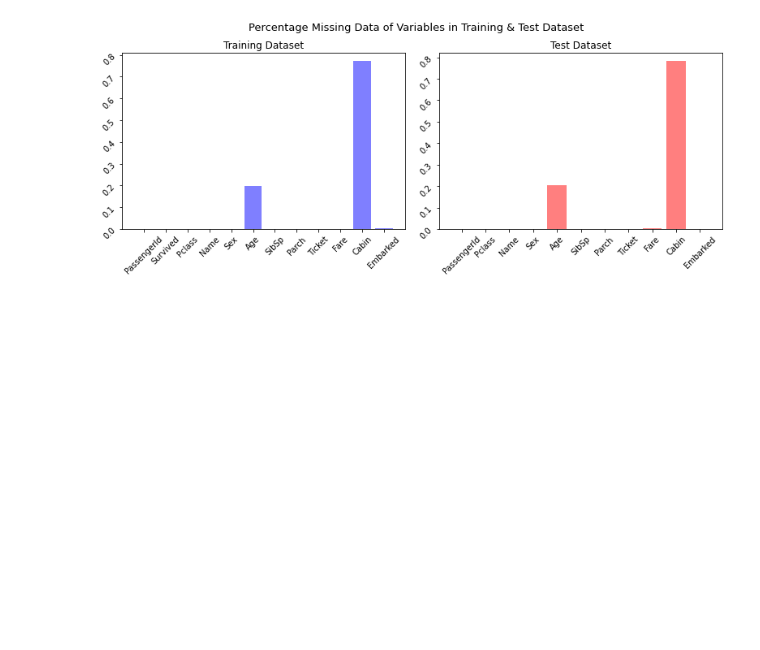
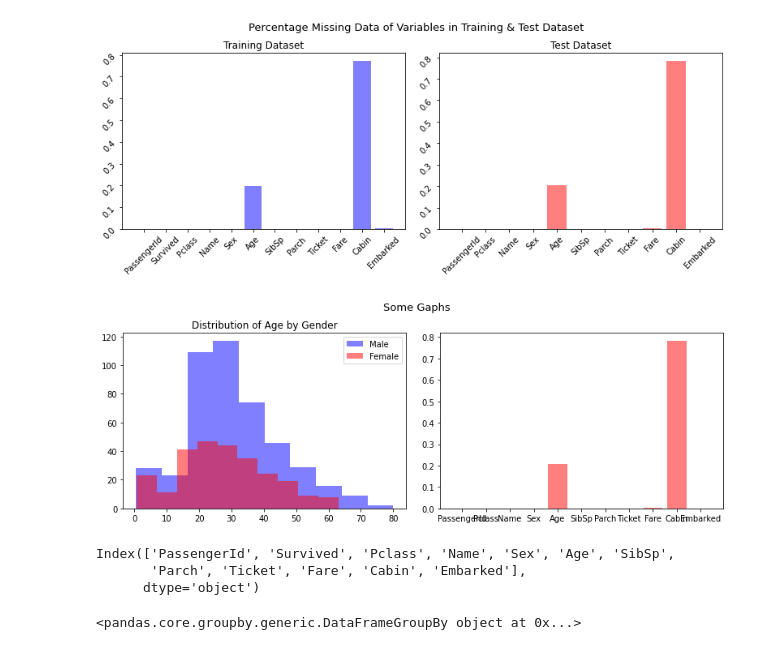
Before and after one commit to lilab001/ML-Toolkit, a Jupyter notebook: survived-ex.ipynb, the cells around one changed output. Drawn from its saved outputs; the diff is of its cells as text; code cells hidden in the pictures; blank space fills up the shorter version.

Commit message:
Kaggle Notebook | Survived Ex | Version 3

```diff
--- a/survived-ex.ipynb
+++ b/survived-ex.ipynb
@@ -35,3 +37,31 @@ plt.subplots_adjust(top=0.85)
 plt.show()
 # %% [output]
 [figure]
+# %%
+fig, (ax1, ax2) = plt.subplots(1, 2 , figsize = (11, 4))
+fig.suptitle('Some Gaphs' , fontsize = 13)
+fig.tight_layout(h_pad = 15)
+
+
+ax1.hist(train_df[train_df['Sex'] == 'male']['Age'], color = 'blue', alpha = .5 , label = 'Male');
+ax1.hist(train_df[train_df['Sex'] == 'female']['Age'], color = 'red', alpha = .5, label = 'Female');
+ax1.set_title('Distribution of Age by Gender' );
+ax1.legend()
+
+
+ax2.bar(test_missing.index, test_missing , color = 'red' , alpha = .5);
+
+plt.subplots_adjust(top=0.85)
+plt.show()
+# %% [output]
+[figure, added]
+# %%
+train_df.columns
+# %% [output]
+Index(['PassengerId', 'Survived', 'Pclass', 'Name', 'Sex', 'Age', 'SibSp',
+       'Parch', 'Ticket', 'Fare', 'Cabin', 'Embarked'],
+      dtype='object')
+# %%
+train_df.groupby(by = 'Sex')
+# %% [output]
+<pandas.core.groupby.generic.DataFrameGroupBy object at 0x...>
```
Also changed, not shown: parts of 1 cell of this notebook.
